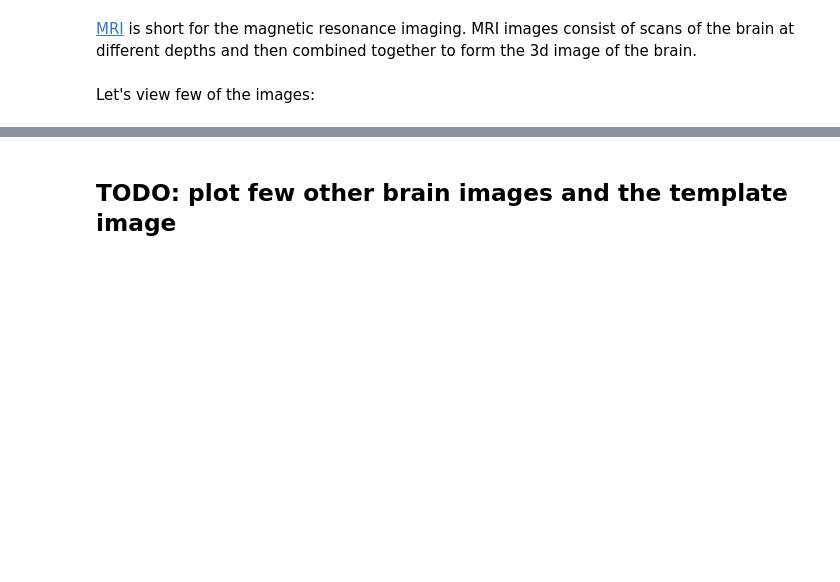
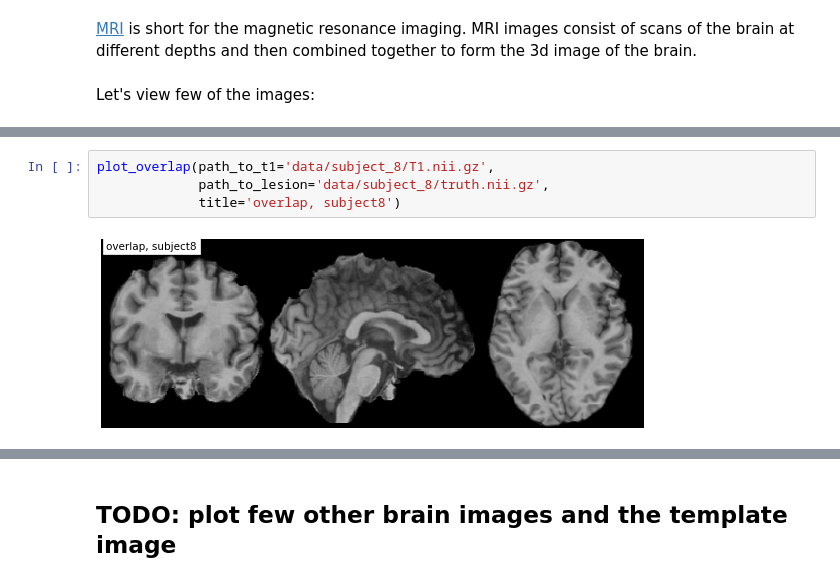
Before and after one commit to ramp-kits/stroke_lesions, a Jupyter notebook: stroke_starting_kit.ipynb, the cells around one changed output, grey strips where cells are left out. Cells and saved outputs as stored; diff of their text form; blank space fills up the shorter version.

```diff
--- a/stroke_starting_kit.ipynb
+++ b/stroke_starting_kit.ipynb
@@ -136,0 +160,6 @@ We plotted the T1 image for three different subjects (ie patients) shown at thre
+# %%
+plot_overlap(path_to_t1='data/subject_8/T1.nii.gz',
+             path_to_lesion='data/subject_8/truth.nii.gz',
+             title='overlap, subject8')
+# %% [output]
+[figure, added]
```
Also changed, not shown: parts of 10 cells of this notebook.
